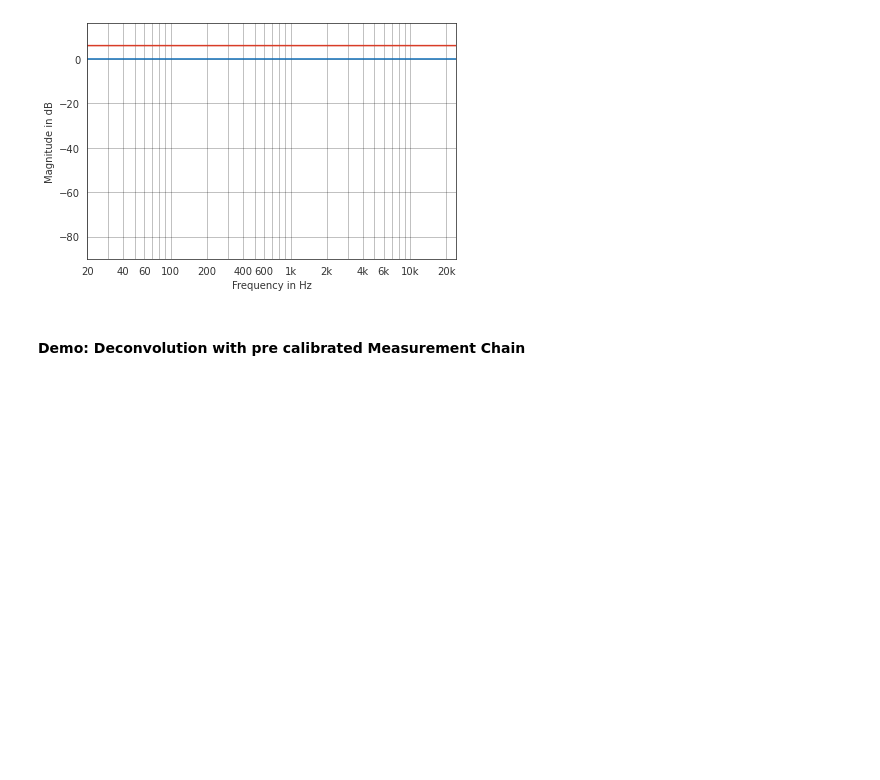
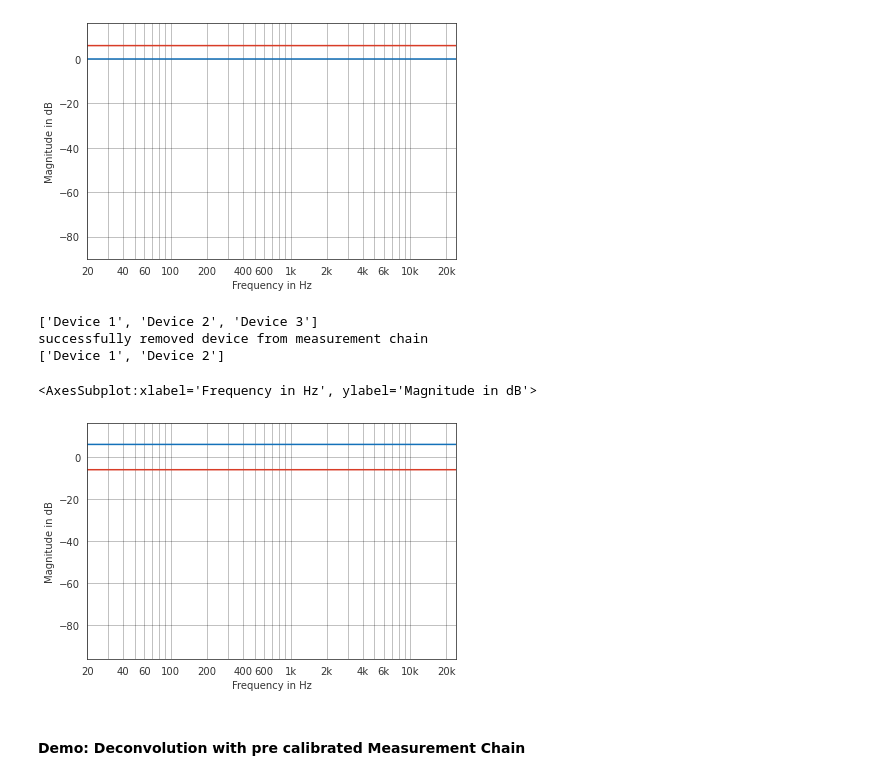
Before and after one commit to pyfar-seminar/mestopy, a Jupyter notebook: mestopy_demo.ipynb, the cells around one changed output. Cells and saved outputs as stored; diff of their text form; code cells hidden in the pictures; blank space fills up the shorter version.

Commit message:
added inversion-functionality to MeasurementChain

```diff
--- a/mestopy_demo.ipynb
+++ b/mestopy_demo.ipynb
@@ -26,10 +26,10 @@ sig2 = pyfar.Signal(np.full(int(fs/2), 2.0), fs, domain='freq')
 sig3 = pyfar.Signal(np.full(int(fs/2), 0.5), fs, domain='freq')
 
 # add these signals as references to the measurement chain; attention: sig1 is added twice by "mistake"
-chain.add_ref(sig1, calibration=1, device_name='Device 1', inverted=False)
-chain.add_ref(sig1, calibration=1, device_name='Device 1', inverted=False)
-chain.add_ref(sig2, calibration=1, device_name='Device 2', inverted=False)
-chain.add_ref(sig3, calibration=1, device_name='Device 3', inverted=False)
+chain.add_ref(sig1, calibration=1, device_name='Device 1')
+chain.add_ref(sig1, calibration=1, device_name='Device 1')
+chain.add_ref(sig2, calibration=1, device_name='Device 2')
+chain.add_ref(sig3, calibration=1, device_name='Device 3')
 
 # print names of devices in measurement chain
 print(chain.ls_ref())
@@ -59,6 +59,25 @@ pyfar.plot.line.freq(chain.get_ref(1))
 # %% [output]
 <AxesSubplot:xlabel='Frequency in Hz', ylabel='Magnitude in dB'>
 [figure]
+# %%
+# remove devices from measurement chain by name
+print(chain.ls_ref())
+if chain.rm_ref('Device 3') is True:
+    print('successfully removed device from measurement chain')
+else:
+    print('device name not found')
+print(chain.ls_ref())
+
+# plot freq-response of whole measurement chain
+fig1 = pyfar.plot.line.freq(chain.get_ref('Device 2', invert=False))
+# invert ref-response and plot again
+pyfar.plot.line.freq(chain.get_refs(invert=True))
+# %% [output]
+['Device 1', 'Device 2', 'Device 3']
+successfully removed device from measurement chain
+['Device 1', 'Device 2']
+<AxesSubplot:xlabel='Frequency in Hz', ylabel='Magnitude in dB'>
+[figure, added]
 # %% [markdown]
 #### Demo: Deconvolution with pre calibrated Measurement Chain
 # %%
```
Also changed, not shown: parts of 2 cells of this notebook, 1 other file.
